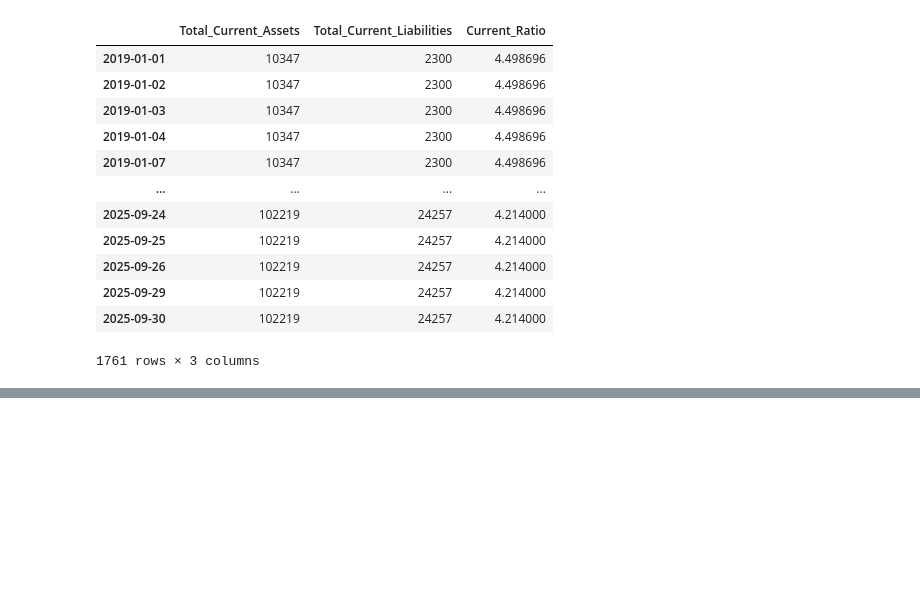
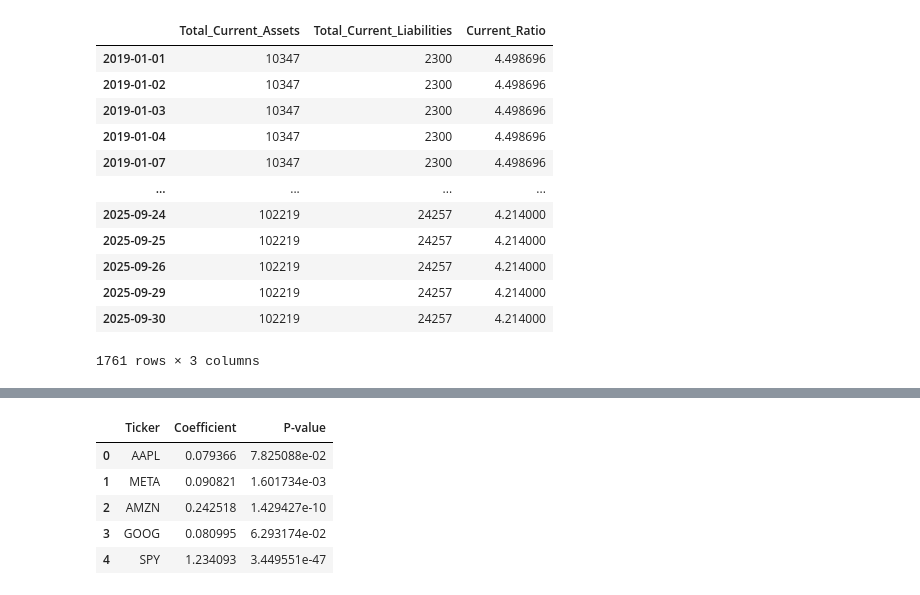
Before and after one commit to vdanielb/stock-market-inference, a Jupyter notebook: project.ipynb, the cells around one changed output, grey strips where cells are left out. Saved outputs shown, nothing was run; the diff lists cells and outputs as text; code cells hidden in the pictures; blank space fills up the shorter version.

```diff
--- a/project.ipynb
+++ b/project.ipynb
@@ -343,0 +399,66 @@ ModuleNotFoundError: No module named 'sklearn'
+# %%
+# Regression analysis: NVDA_log_return ~ all other tickers' log_return
+import statsmodels.api as sm
+from sklearn.metrics import r2_score
+
+# Prepare the data - extract log_return columns
+log_return_cols = [col for col in Q1_df.columns if 'log_return' in col]
+regression_data = Q1_df[log_return_cols].copy()
+
+# Remove any NaN values
+clean_data = regression_data.dropna()
+
+# Separate NVDA_log_return (dependent variable) from other tickers (independent variables)
+y = clean_data['NVDA_log_return'].values
+X_cols = [col for col in log_return_cols if col != 'NVDA_log_return']
+X = clean_data[X_cols].values
+
+# Add constant term for intercept (statsmodels requires this)
+X_with_const = sm.add_constant(X)
+
+# Fit the linear regression model using statsmodels (for p-values)
+model = sm.OLS(y, X_with_const).fit()
+
+# Get coefficients and p-values
+coefficients = model.params[1:]  # Exclude intercept
+p_values = model.pvalues[1:]  # Exclude intercept
+intercept = model.params[0]
+intercept_pvalue = model.pvalues[0]
+
+# Create a summary dataframe with coefficients and p-values
+coefficients_df = pd.DataFrame({
+    'Ticker': [col.replace('_log_return', '') for col in X_cols],
+    'Coefficient': coefficients,
+    'P-value': p_values
+})
+
+# Calculate correlations
+correlations = {}
+for col in X_cols:
+    correlations[col.replace('_log_return', '')] = clean_data['NVDA_log_return'].corr(clean_data[col])
+
+# Display results
+print("=" * 70)
+print("REGRESSION ANALYSIS: NVDA_log_return ~ Other Tickers' log_return")
+print("=" * 70)
+print(f"\nIntercept: {intercept:.6f} (p-value: {intercept_pvalue:.6f})")
+print(f"R-squared: {model.rsquared:.6f}")
+print(f"Adjusted R-squared: {model.rsquared_adj:.6f}")
+print(f"\nNumber of observations: {len(clean_data)}")
+print("\n" + "-" * 70)
+print("COEFFICIENTS:")
+print("-" * 70)
+print(f"{'Ticker':>8} {'Coefficient':>15} {'P-value':>15}")
+print("-" * 70)
+for i, ticker in enumerate(coefficients_df['Ticker']):
+    print(f"{ticker:>8} {coefficients[i]:>15.6f} {p_values[i]:>15.6f}")
+print("\n" + "-" * 70)
+print("CORRELATIONS with NVDA_log_return:")
+print("-" * 70)
+for ticker, corr in correlations.items():
+    print(f"{ticker:>8}: {corr:>15.6f}")
+
+# Display the coefficients dataframe
+print("\n" + "=" * 70)
+coefficients_df
+# %% [output]
@@ -343,0 +482,6 @@ ModuleNotFoundError: No module named 'sklearn'
+|  | Ticker | Coefficient | P-value |
+| 0 | AAPL | 0.079366 | 7.825088e-02 |
+| 1 | META | 0.090821 | 1.601734e-03 |
+| 2 | AMZN | 0.242518 | 1.429427e-10 |
+| 3 | GOOG | 0.080995 | 6.293174e-02 |
+| 4 | SPY | 1.234093 | 3.449551e-47 |
```
Also changed, not shown: parts of 10 cells of this notebook.
